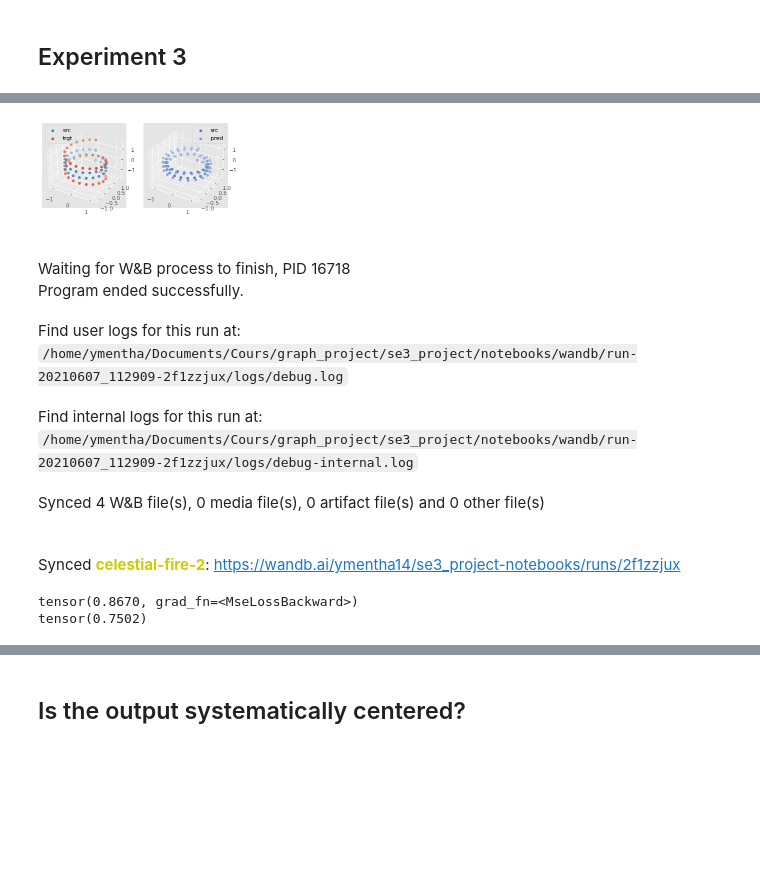
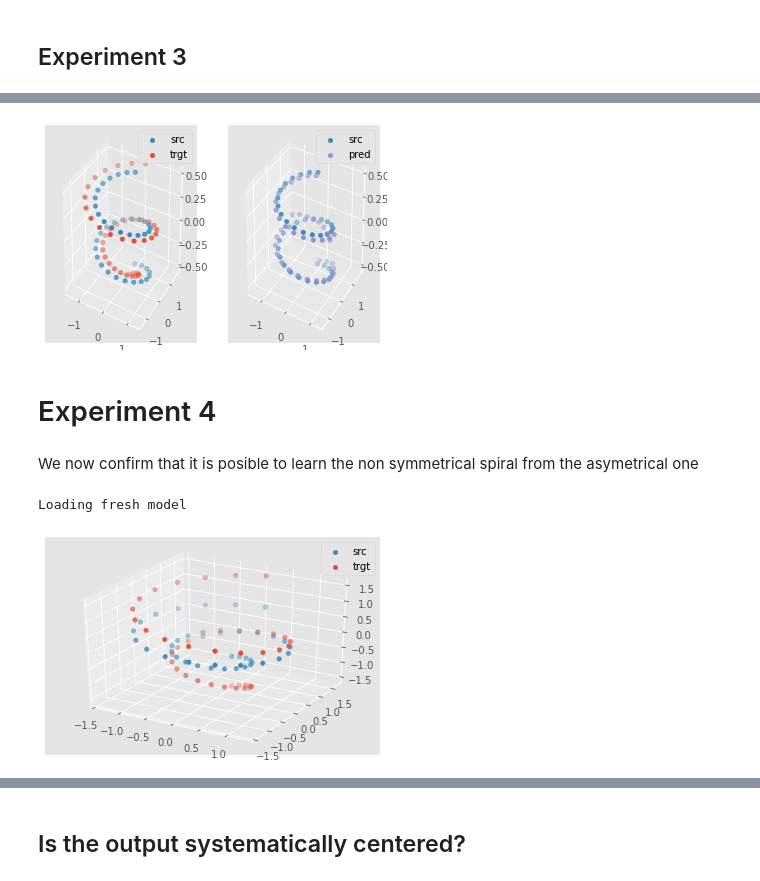
Before and after one commit to ymentha14/se3_molecule_generation, a Jupyter notebook: notebooks/se3.ipynb, the cells around one changed output, grey strips where cells are left out. Cells and saved outputs as stored; diff of their text form; code cells hidden in the pictures; blank space fills up the shorter version.

Commit message:
Feat: update se3 experiments

```diff
--- a/notebooks/se3.ipynb
+++ b/notebooks/se3.ipynb
@@ -31,0 +223,2 @@ You can visualize the type of point cloud you overfit in this cell
+# %%
+start_training(transformer,lr,optimizer,epochs,criterion,batch_size,scheduler,device,src_gen,trgt_gen,center_output,use_wandb)
@@ -31,0 +279,3 @@ You can visualize the type of point cloud you overfit in this cell
+# %%
+# we train for 70 more epochs
+start_training(transformer,lr,optimizer,epochs=85,criterion,batch_size,scheduler,device,src_gen,trgt_gen,center_output,use_wandb)
@@ -36,8 +301,8 @@ We define the various parameter for the SE3 training
 # %%
 transformer = get_model()
-epochs = 30
+epochs = 100
 criterion = torch.nn.MSELoss()
-batch_size = 2
+batch_size = 4
 lr = 0.01
 optimizer = torch.optim.Adam(transformer.parameters(),lr=lr)
 # optimizer = torch.optim.SGD(transformer.parameters(), lr=lr, momentum=0.9)
@@ -46,15 +311,14 @@ scheduler = torch.optim.lr_scheduler.ReduceLROnPlateau(optimizer,
                                                        factor=0.4,
                                                        threshold=0.001,
                                                        verbose=True)
+center_input = False
+center_output = False
+center_target = False
 
-center_input = True
-center_output = True
-center_target = True
-
-batch_f = get_src_scaled_spirals
-batch_f_kwargs = {'center_input':center_input,'center_target':center_target}
-use_wandb = False
-points, target_points = batch_f(**batch_f_kwargs)
-viz_point_cloud([(points,'src'),(target_points,'trgt')])#,[cent_points,cent_target_points])
+src_gen = SpiralGenerator(centering=True)
+trgt_gen = SpiralGenerator(asym=True,centering=True,width_factor=1.5)
+use_wandb = True
+points, target_points = src_gen.generate(),trgt_gen.generate()
+viz_point_cloud([(points,'src'),(target_points,'trgt')])
 # %% [output]
 Loading fresh model
@@ -107,0 +326,2 @@ Loss: 0.11029085516929626
+# %%
+start_training(transformer,lr,optimizer,epochs,criterion,batch_size,scheduler,device,src_gen,trgt_gen,center_output,use_wandb)
@@ -108,24 +369,37 @@ Loss: 0.11029085516929626
 # %%
-fig = visualize_prediction(transformer, batch_f, batch_f_kwargs, center_output)
+points, target_points, predicted_points = get_predictions(transformer, src_gen,trgt_gen, center_output)
+fig = visualize_prediction(points, target_points, predicted_points)
 if use_wandb:
     wandb.log({"chart": wandb.Image(fig)})
 fig
 # %% [output]
-[figure, old version]
+[figure, new version]
-# %%
-wrun.finish()
-# %% [output]
-Waiting for W&B process to finish, PID 16718
-Program ended successfully.
-Find user logs for this run at: /home/ymentha/Documents/Cours/graph_project/se3_project/notebooks/wandb/run-20210607_112909-2f1zzjux/logs/debug.log
-Find internal logs for this run at: /home/ymentha/Documents/Cours/graph_project/se3_project/notebooks/wandb/run-20210607_112909-2f1zzjux/logs/debug-internal.log
-Synced 4 W&B file(s), 0 media file(s), 0 artifact file(s) and 0 other file(s)
-Synced celestial-fire-2: https://wandb.ai/ymentha14/se3_project-notebooks/runs/2f1zzjux
-# %%
-dist_pred_target = torch.nn.MSELoss()(predicted_points_tens,target_points_tens_raw)
-dist_centtarg_target = torch.nn.MSELoss()(target_points_tens,target_points_tens_raw)
-print(dist_pred_target)
-print(dist_centtarg_target)
-# %% [output]
-tensor(0.8670, grad_fn=<MseLossBackward>)
-tensor(0.7502)
+# %% [markdown]
+# Experiment 4
+# %% [markdown]
+We now confirm that it is posible to learn the non symmetrical spiral from the asymetrical one
+# %%
+transformer = get_model()
+epochs = 100
+criterion = torch.nn.MSELoss()
+batch_size = 4
+lr = 0.01
+optimizer = torch.optim.Adam(transformer.parameters(),lr=lr)
+# optimizer = torch.optim.SGD(transformer.parameters(), lr=lr, momentum=0.9)
+scheduler = torch.optim.lr_scheduler.ReduceLROnPlateau(optimizer,
+                                                       patience=100,
+                                                       factor=0.4,
+                                                       threshold=0.001,
+                                                       verbose=True)
+center_input = False
+center_output = False
+center_target = False
+
+src_gen = SpiralGenerator(centering=True,asym=True)
+trgt_gen = SpiralGenerator(asym=True,centering=True,scaling=3.0,width_factor=1.5)
+use_wandb = True
+points, target_points = src_gen.generate(),trgt_gen.generate()
+viz_point_cloud([(points,'src'),(target_points,'trgt')])
+# %% [output]
+Loading fresh model
+[figure, added]
```
Also changed, not shown: parts of 33 cells of this notebook, 4 other files.
